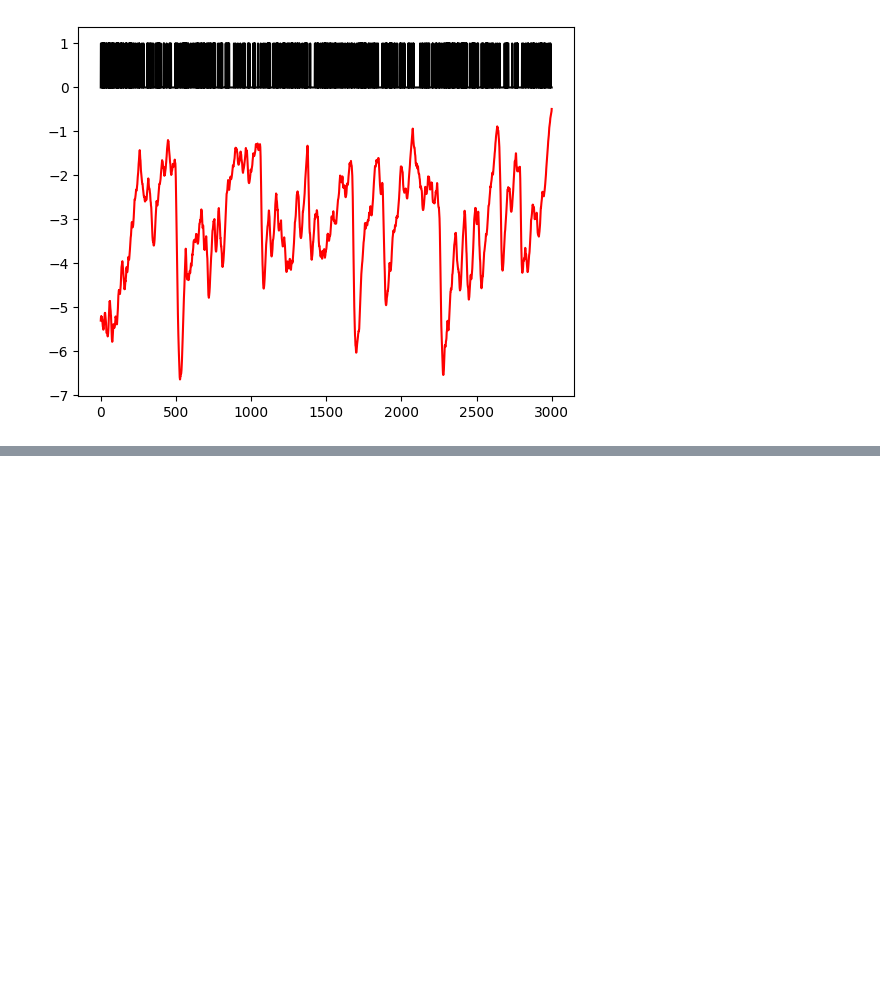
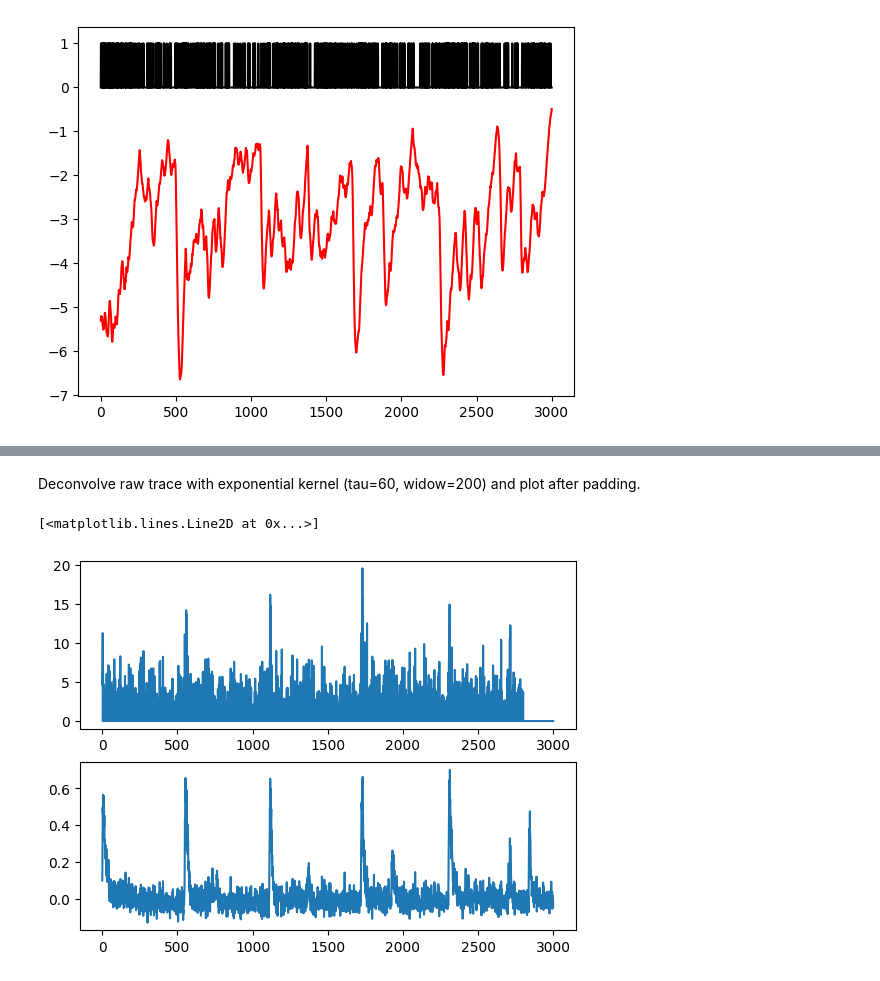
Before and after one commit to sangeethankumar/Courses, a Jupyter notebook: CalciumImaging/Draft2/01. .ipynb, the cells around one changed output, grey strips where cells are left out. Drawn from its saved outputs; the diff is of its cells as text; code cells hidden in the pictures; blank space fills up the shorter version.

```diff
--- a/CalciumImaging/Draft2/01. .ipynb
+++ b/CalciumImaging/Draft2/01. .ipynb
@@ -542,0 +626,24 @@ plt.stem(range(len(estimated_spikes)), estimated_spikes, basefmt=" ", linefmt='b
+# %% [markdown]
+Deconvolve raw trace with exponential kernel (tau=60, widow=200) and plot after padding.
+# %%
+tau = 60
+length = 200
+t = np.arange(length)
+
+kernel_unnorm = np.exp(-t / tau)
+kernel = kernel_unnorm / kernel_unnorm.sum()
+
+deconvolve_trace, _ = deconvolve(cal_trace, kernel)
+pad_len = len(cal_trace) - len(deconvolve_trace)
+deconvolve_trace = np.pad(deconvolve_trace, (0, pad_len))
+deconvolve_trace = np.clip(deconvolve_trace, 0, None)
+
+
+plt.subplot(211)
+plt.plot(deconvolve_trace)
+
+plt.subplot(212)
+plt.plot(cal_trace)
+# %% [output]
+[<matplotlib.lines.Line2D at 0x...>]
+[figure, added]
```
Also changed, not shown: parts of 26 cells of this notebook.
